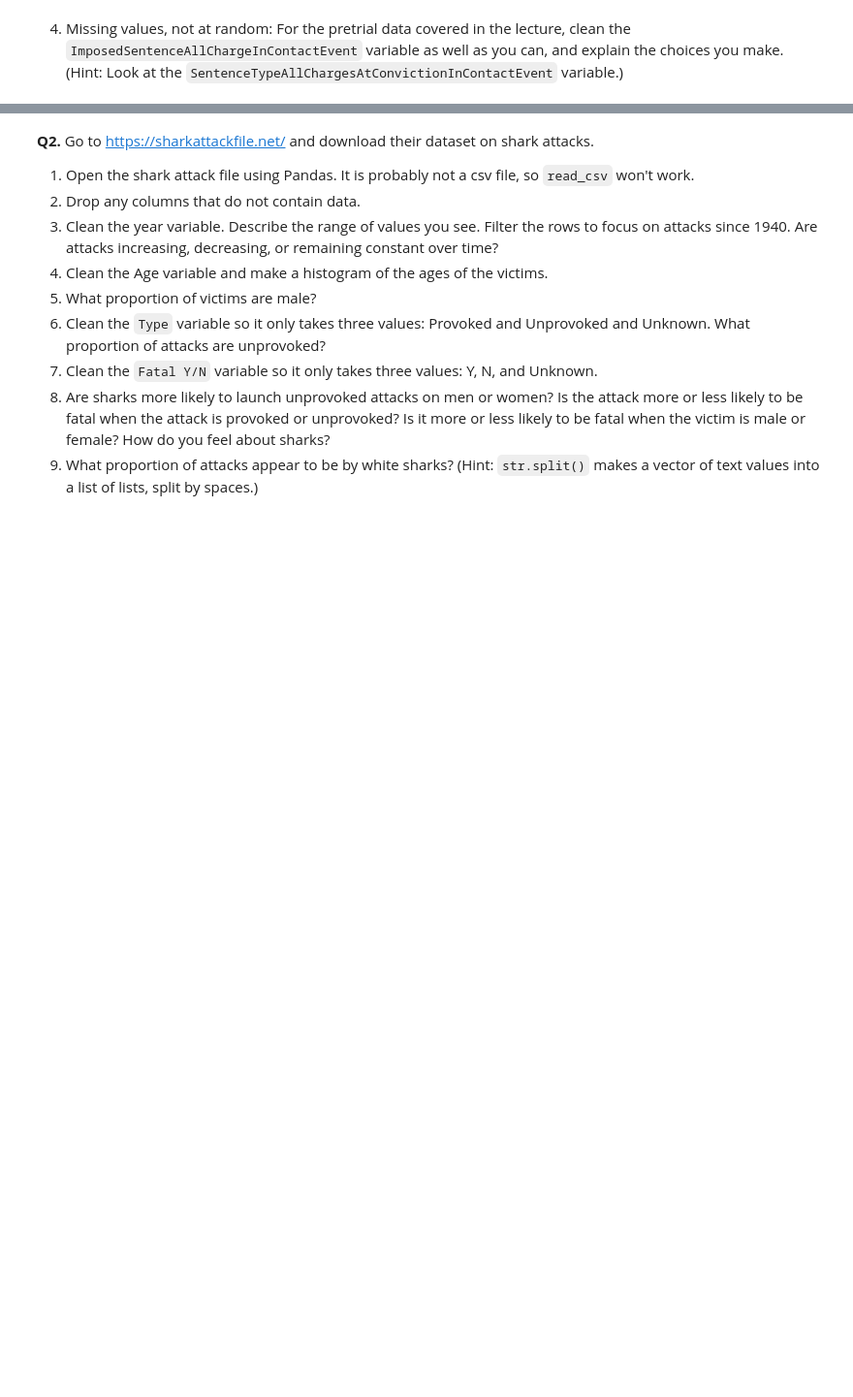
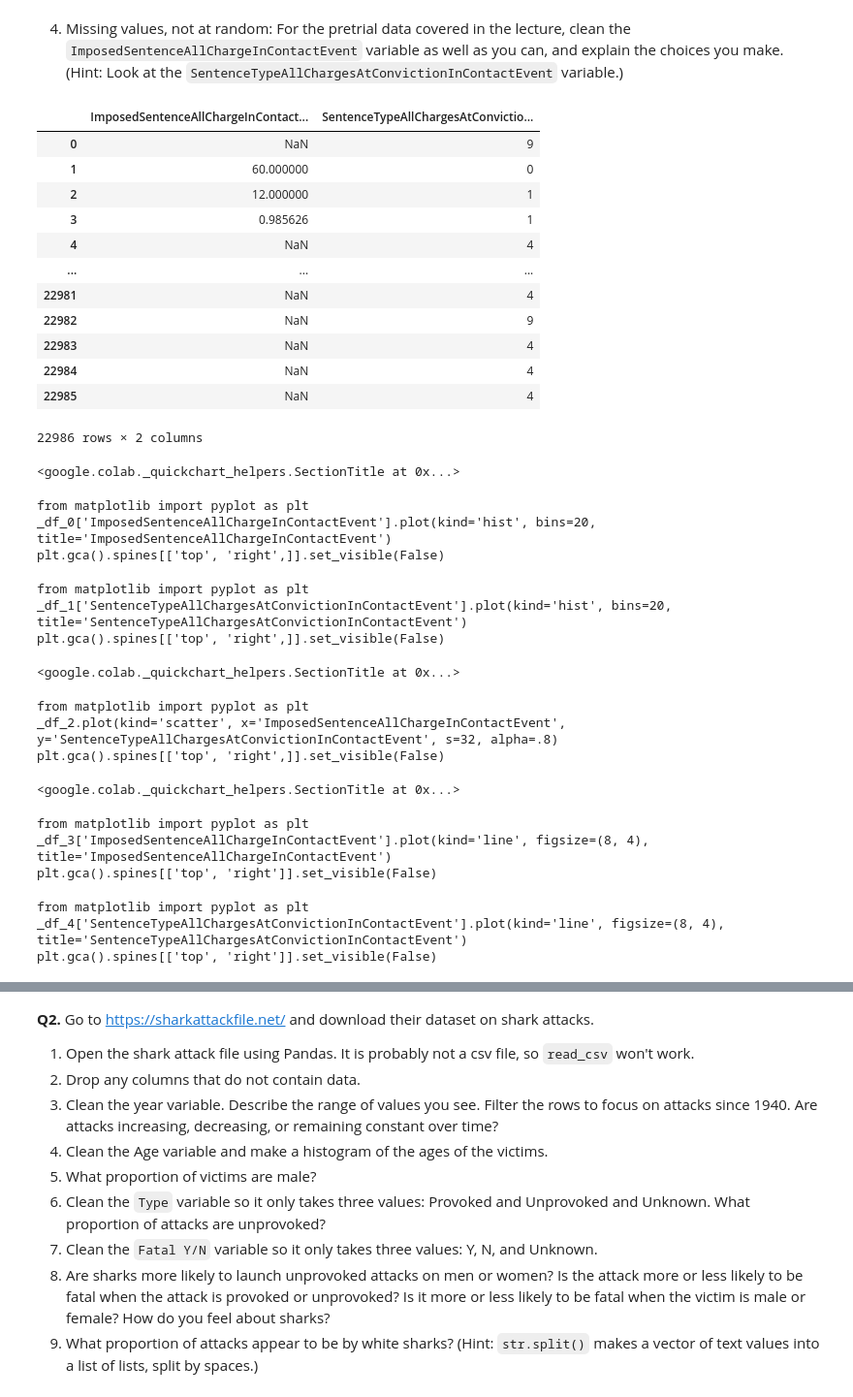
Before and after one commit to KaranRawatUVA/wrangling, a Jupyter notebook: assignment/assignment.ipynb, the cells around one changed output, grey strips where cells are left out. Shown: that part at 97% size. Cells and saved outputs as stored; diff of their text form; code cells hidden in the pictures; blank space fills up the shorter version.

```diff
--- a/assignment/assignment.ipynb
+++ b/assignment/assignment.ipynb
@@ -115,0 +103,2 @@ FileNotFoundError: [Errno 2] No such file or directory: 'content/wrangling/data/
+# %%
+df_pd = pd.read_csv(url,low_memory=False)
@@ -116,2 +115,63 @@ FileNotFoundError: [Errno 2] No such file or directory: 'content/wrangling/data/
 # %% [markdown]
 4. Missing values, not at random: For the pretrial data covered in the lecture, clean the `ImposedSentenceAllChargeInContactEvent` variable as well as you can, and explain the choices you make. (Hint: Look at the `SentenceTypeAllChargesAtConvictionInContactEvent` variable.)
+# %%
+df_pd_mv = df_pd_updated.copy()
+
+
+#Imposed Sentence (ImposedSentenceAllChargeInContactEvent)
+#Definition: Measured as the total imposed sentence term for any charges in the October 2017 contact event
+#resulting in a conviction (in months)
+
+#Sentence Type (SentenceTypeAllChargesAtConvictionInContactEvent)
+#Definition: measured as the sentence type for all charges in the October 2017 contact event at conviction.
+#Probation/no incarceration 0
+#Jail up to 12 months 1
+#Prison (one year or more) 2
+#Other, all charges in cohort contact resulted in pending, dismissed,
+#deferred, etc. 4
+#Not applicable (e.g., disposition record not found, or unknown) 9
+
+
+df_pd_mv['ImposedSentenceAllChargeInContactEvent'] = pd.to_numeric(df_pd_mv['ImposedSentenceAllChargeInContactEvent'], errors='coerce')
+df_pd_mv['SentenceTypeAllChargesAtConvictionInContactEvent'] = pd.to_numeric(df_pd_mv['SentenceTypeAllChargesAtConvictionInContactEvent'], errors='coerce')
+
+#df_pd_mv[['ImposedSentenceAllChargeInContactEvent', 'SentenceTypeAllChargesAtConvictionInContactEvent']]
+
+
+
+#df_pd_mv.loc[ (df_pd_mv['SentenceTypeAllChargesAtConvictionInContactEvent'] == 0), 'ImposedSentenceAllChargeInContactEvent'] = 0
+
+
+df_pd_mv[['ImposedSentenceAllChargeInContactEvent', 'SentenceTypeAllChargesAtConvictionInContactEvent']]
+# %% [output]
+|  | ImposedSentenceAllChargeInContact... | SentenceTypeAllChargesAtConvictio... |
+| 0 | NaN | 9 |
+| 1 | 60.000000 | 0 |
+| 2 | 12.000000 | 1 |
+| 3 | 0.985626 | 1 |
+| 4 | NaN | 4 |
+| ... | ... | ... |
+| 22981 | NaN | 4 |
+| 22982 | NaN | 9 |
+| 22983 | NaN | 4 |
+| 22984 | NaN | 4 |
+| 22985 | NaN | 4 |
+22986 rows × 2 columns
+<google.colab._quickchart_helpers.SectionTitle at 0x...>
+from matplotlib import pyplot as plt
+_df_0['ImposedSentenceAllChargeInContactEvent'].plot(kind='hist', bins=20, title='ImposedSentenceAllChargeInContactEvent')
+plt.gca().spines[['top', 'right',]].set_visible(False)
+from matplotlib import pyplot as plt
+_df_1['SentenceTypeAllChargesAtConvictionInContactEvent'].plot(kind='hist', bins=20, title='SentenceTypeAllChargesAtConvictionInContactEvent')
+plt.gca().spines[['top', 'right',]].set_visible(False)
+<google.colab._quickchart_helpers.SectionTitle at 0x...>
+from matplotlib import pyplot as plt
+_df_2.plot(kind='scatter', x='ImposedSentenceAllChargeInContactEvent', y='SentenceTypeAllChargesAtConvictionInContactEvent', s=32, alpha=.8)
+plt.gca().spines[['top', 'right',]].set_visible(False)
+<google.colab._quickchart_helpers.SectionTitle at 0x...>
+from matplotlib import pyplot as plt
+_df_3['ImposedSentenceAllChargeInContactEvent'].plot(kind='line', figsize=(8, 4), title='ImposedSentenceAllChargeInContactEvent')
+plt.gca().spines[['top', 'right']].set_visible(False)
+from matplotlib import pyplot as plt
+_df_4['SentenceTypeAllChargesAtConvictionInContactEvent'].plot(kind='line', figsize=(8, 4), title='SentenceTypeAllChargesAtConvictionInContactEvent')
+plt.gca().spines[['top', 'right']].set_visible(False)
```
Also changed, not shown: parts of 4 cells of this notebook.
